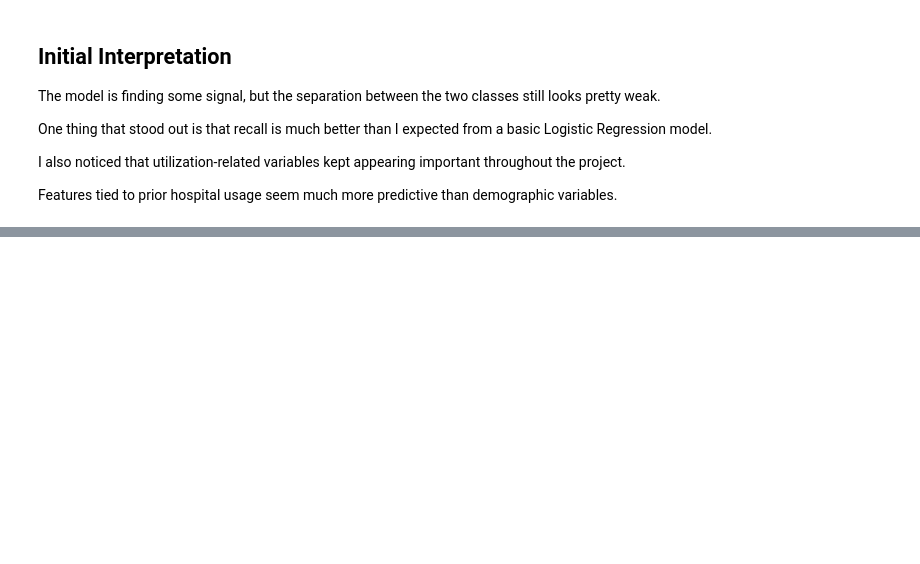
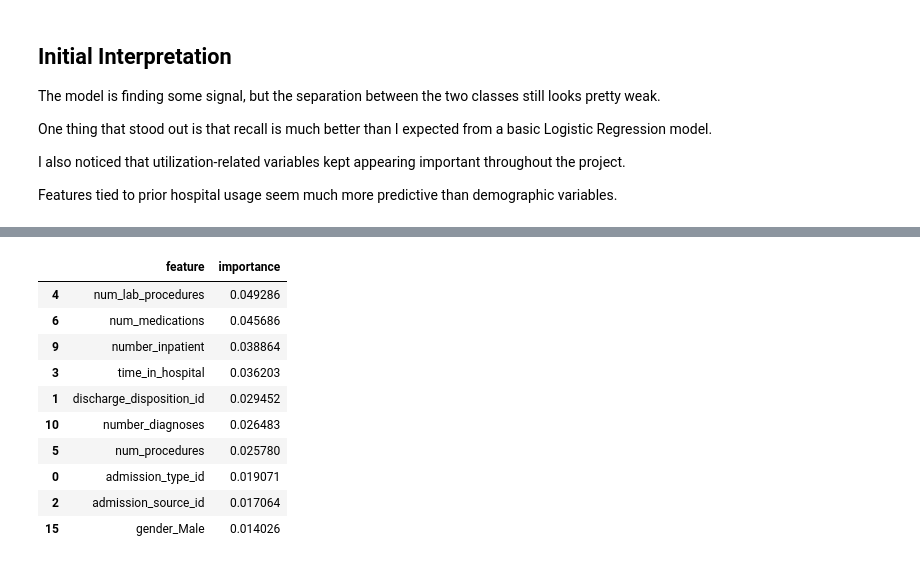
Before and after one commit to Ari-healthcare-data/Diabetes-Readmission-Risk, a Jupyter notebook: notebooks/04_modeling.ipynb, the cells around one changed output, grey strips where cells are left out. Cells and saved outputs as stored; diff of their text form; code cells hidden in the pictures; blank space fills up the shorter version.

```diff
--- a/notebooks/04_modeling.ipynb
+++ b/notebooks/04_modeling.ipynb
@@ -206,0 +257,24 @@ Features tied to prior hospital usage seem much more predictive than demographic
+# %%
+feature_importance = pd.DataFrame({
+    "feature": X_train.columns,
+    "importance": rf_model.feature_importances_
+})
+
+feature_importance = feature_importance.sort_values(
+    by="importance",
+    ascending=False
+)
+
+feature_importance.head(10)
+# %% [output]
+|  | feature | importance |
+| 4 | num_lab_procedures | 0.049286 |
+| 6 | num_medications | 0.045686 |
+| 9 | number_inpatient | 0.038864 |
+| 3 | time_in_hospital | 0.036203 |
+| 1 | discharge_disposition_id | 0.029452 |
+| 10 | number_diagnoses | 0.026483 |
+| 5 | num_procedures | 0.025780 |
+| 0 | admission_type_id | 0.019071 |
+| 2 | admission_source_id | 0.017064 |
+| 15 | gender_Male | 0.014026 |
```
Also changed, not shown: parts of 11 cells of this notebook, 3 other files.
